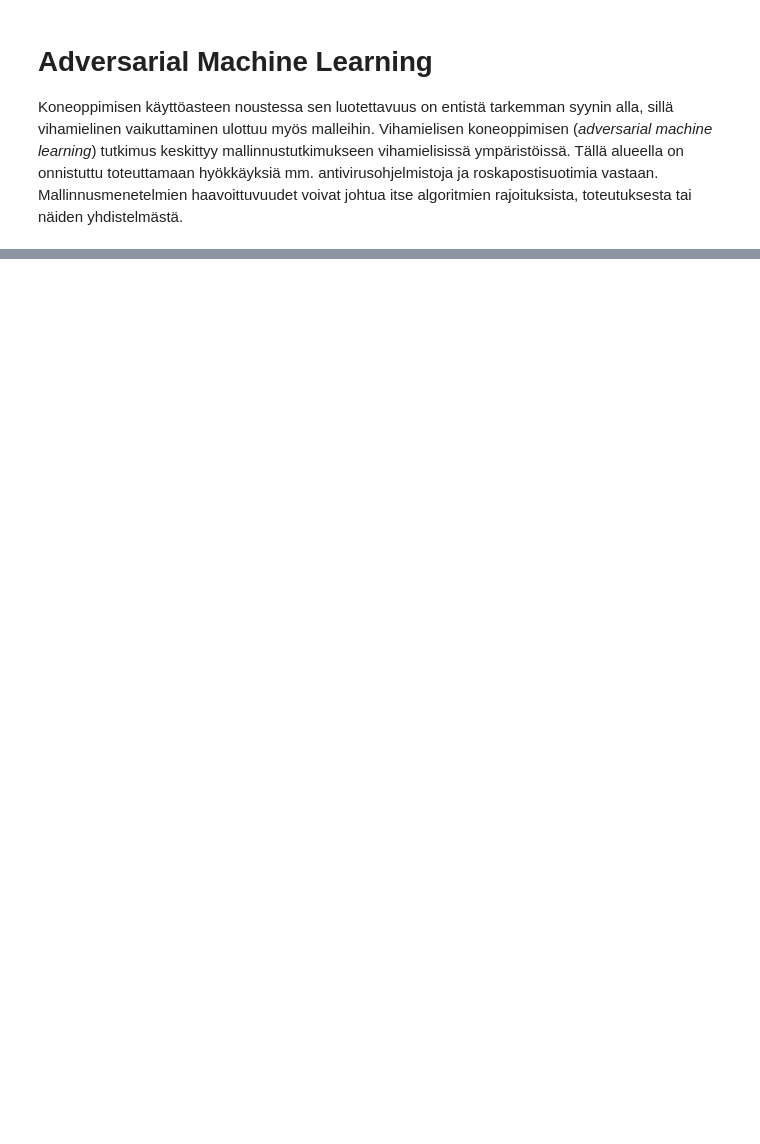
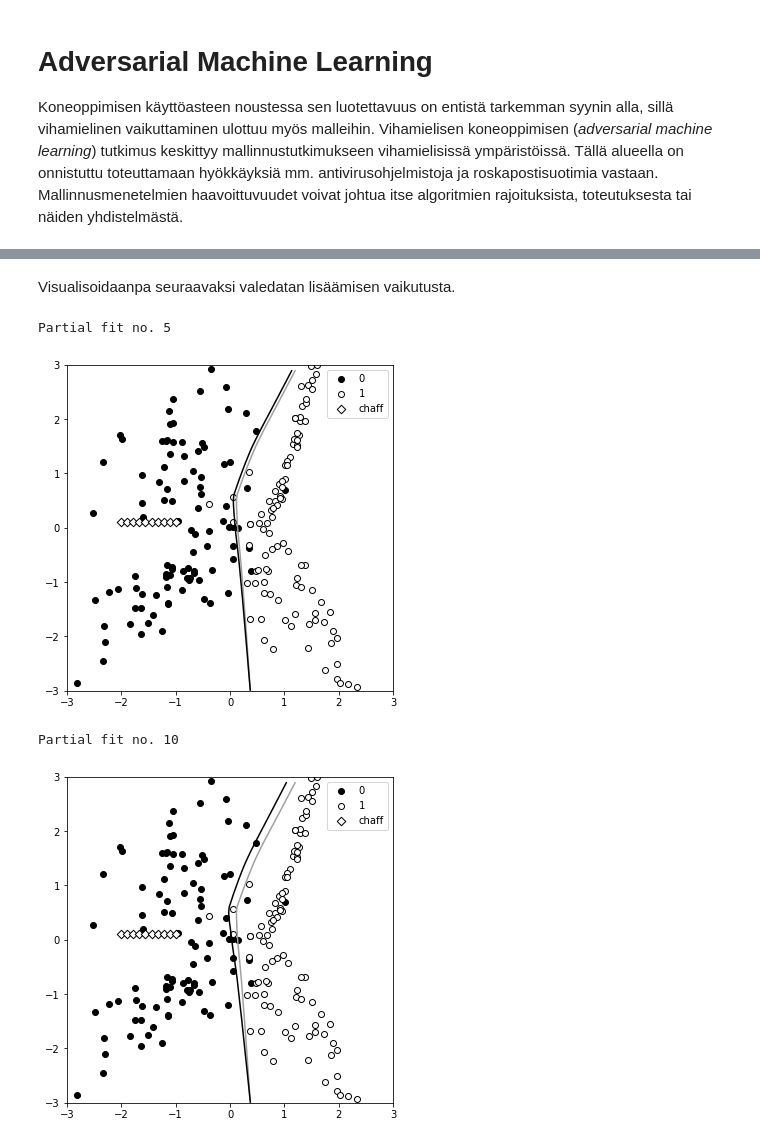
Before and after one commit to karmus89/machine-learning-and-security, a Jupyter notebook: 08. Adversarial Machine Learning.ipynb, the cells around one changed output, grey strips where cells are left out. Cells and saved outputs as stored; diff of their text form; code cells hidden in the pictures; blank space fills up the shorter version.

```diff
--- a/08. Adversarial Machine Learning.ipynb
+++ b/08. Adversarial Machine Learning.ipynb
@@ -22,0 +96,19 @@ Tutkimuksen alkuvaiheissa keskityttiin mm. laadullista analyysiä helpottavan ta
+# %% [markdown]
+Visualisoidaanpa seuraavaksi valedatan lisäämisen vaikutusta.
+# %%
+num_chaff = 10
+x_chaff = np.array([np.linspace(-2, -1, num_chaff), np.linspace(0.1, 0.1, num_chaff)]).T
+y_chaff = np.ones(num_chaff)
+
+for i in range(1,11):
+    model.partial_fit(x_chaff,y_chaff)
+    if i%5 == 0:
+        print(f'Partial fit no. {i}')
+        results_poisoned = model.predict_proba(grid)[:, 1].reshape(xx.shape)
+        plot_decision_boundary(x, y, results, x_chaff, y_chaff, results_poisoned)
+        print()
+# %% [output]
+Partial fit no. 5
+[figure, added]
+Partial fit no. 10
+[figure, added]
```
Also changed, not shown: parts of 20 cells of this notebook, 1 other file.
